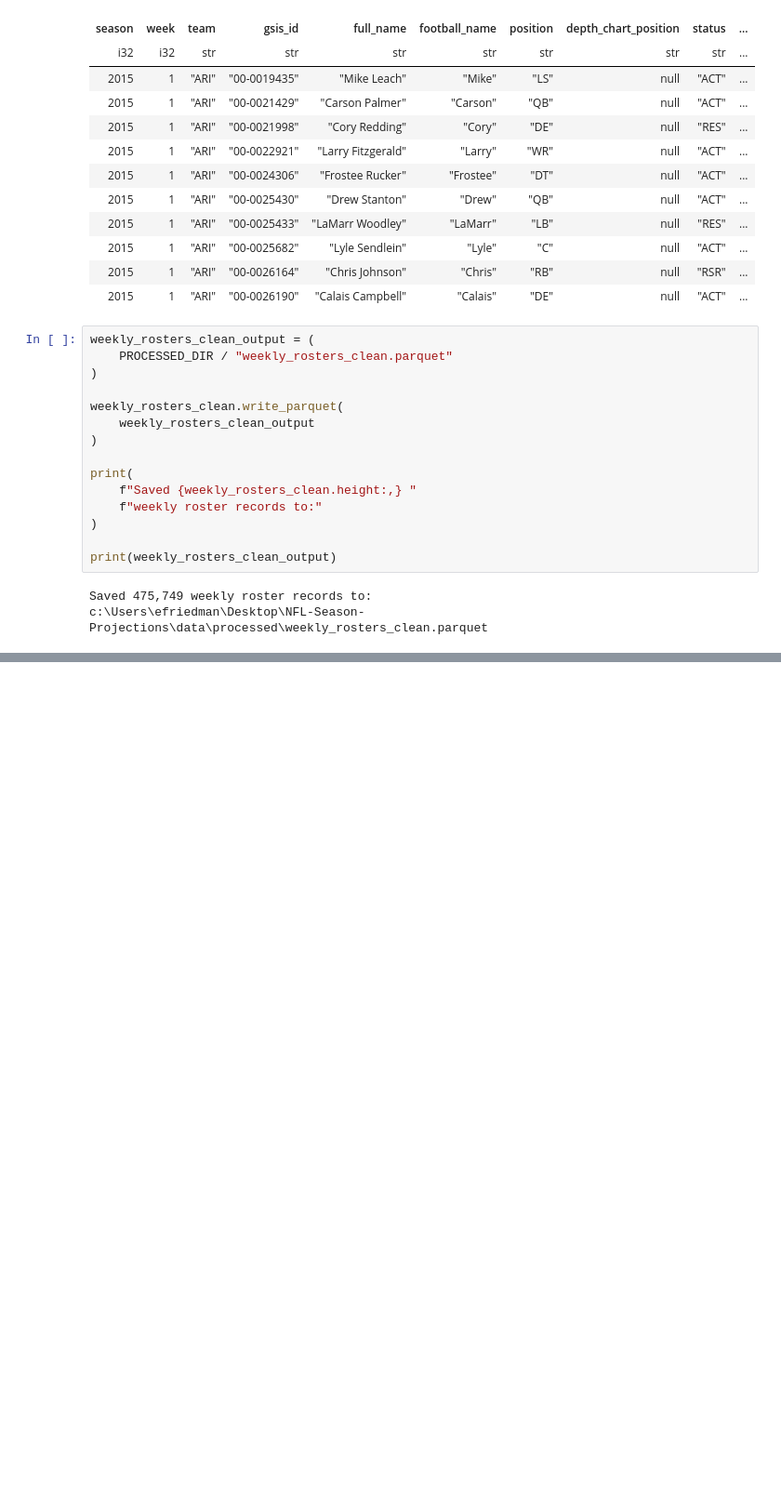
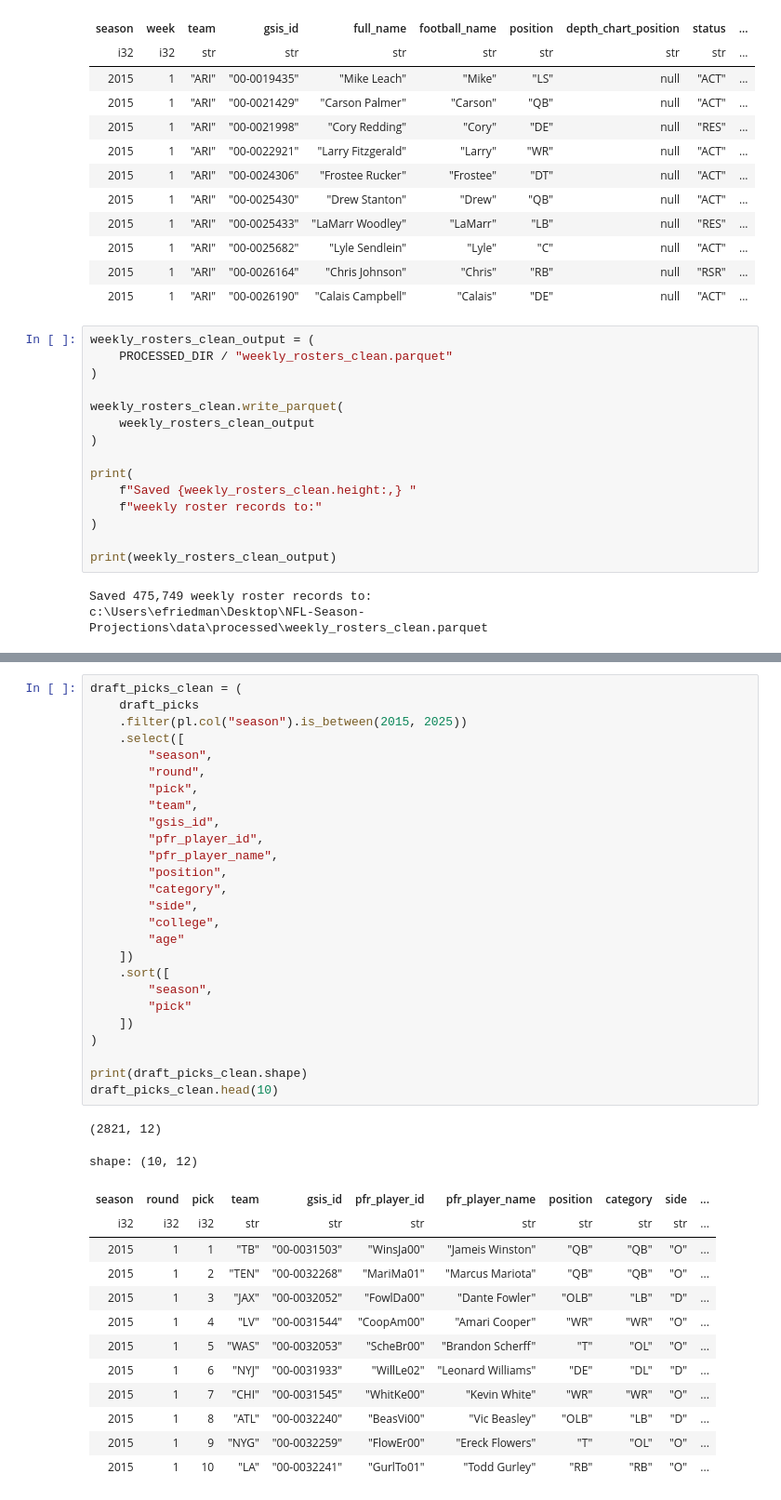
Before and after one commit to ethanfr10/NFL-Season-Projections, a Jupyter notebook: notebooks/02_Data_Cleaning.ipynb, the cells around one changed output, grey strips where cells are left out. Shown at 93% size. Saved outputs shown, nothing was run; the diff lists cells and outputs as text; blank space fills up the shorter version.

```diff
--- a/notebooks/02_Data_Cleaning.ipynb
+++ b/notebooks/02_Data_Cleaning.ipynb
@@ -1575,0 +1580,41 @@ c:\Users\efriedman\Desktop\NFL-Season-Projections\data\processed\weekly_rosters_
+# %%
+draft_picks_clean = (
+    draft_picks
+    .filter(pl.col("season").is_between(2015, 2025))
+    .select([
+        "season",
+        "round",
+        "pick",
+        "team",
+        "gsis_id",
+        "pfr_player_id",
+        "pfr_player_name",
+        "position",
+        "category",
+        "side",
+        "college",
+        "age"
+    ])
+    .sort([
+        "season",
+        "pick"
+    ])
+)
+
+print(draft_picks_clean.shape)
+draft_picks_clean.head(10)
+# %% [output]
+(2821, 12)
+shape: (10, 12)
+| season | round | pick | team | gsis_id | pfr_player_id | pfr_player_name | position | category | side | ... |
+| i32 | i32 | i32 | str | str | str | str | str | str | str | ... |
+| 2015 | 1 | 1 | "TB" | "00-0031503" | "WinsJa00" | "Jameis Winston" | "QB" | "QB" | "O" | ... |
+| 2015 | 1 | 2 | "TEN" | "00-0032268" | "MariMa01" | "Marcus Mariota" | "QB" | "QB" | "O" | ... |
+| 2015 | 1 | 3 | "JAX" | "00-0032052" | "FowlDa00" | "Dante Fowler" | "OLB" | "LB" | "D" | ... |
+| 2015 | 1 | 4 | "LV" | "00-0031544" | "CoopAm00" | "Amari Cooper" | "WR" | "WR" | "O" | ... |
+| 2015 | 1 | 5 | "WAS" | "00-0032053" | "ScheBr00" | "Brandon Scherff" | "T" | "OL" | "O" | ... |
+| 2015 | 1 | 6 | "NYJ" | "00-0031933" | "WillLe02" | "Leonard Williams" | "DE" | "DL" | "D" | ... |
+| 2015 | 1 | 7 | "CHI" | "00-0031545" | "WhitKe00" | "Kevin White" | "WR" | "WR" | "O" | ... |
+| 2015 | 1 | 8 | "ATL" | "00-0032240" | "BeasVi00" | "Vic Beasley" | "OLB" | "LB" | "D" | ... |
+| 2015 | 1 | 9 | "NYG" | "00-0032259" | "FlowEr00" | "Ereck Flowers" | "T" | "OL" | "O" | ... |
+| 2015 | 1 | 10 | "LA" | "00-0032241" | "GurlTo01" | "Todd Gurley" | "RB" | "RB" | "O" | ... |
```
Also changed, not shown: parts of 17 cells of this notebook.
